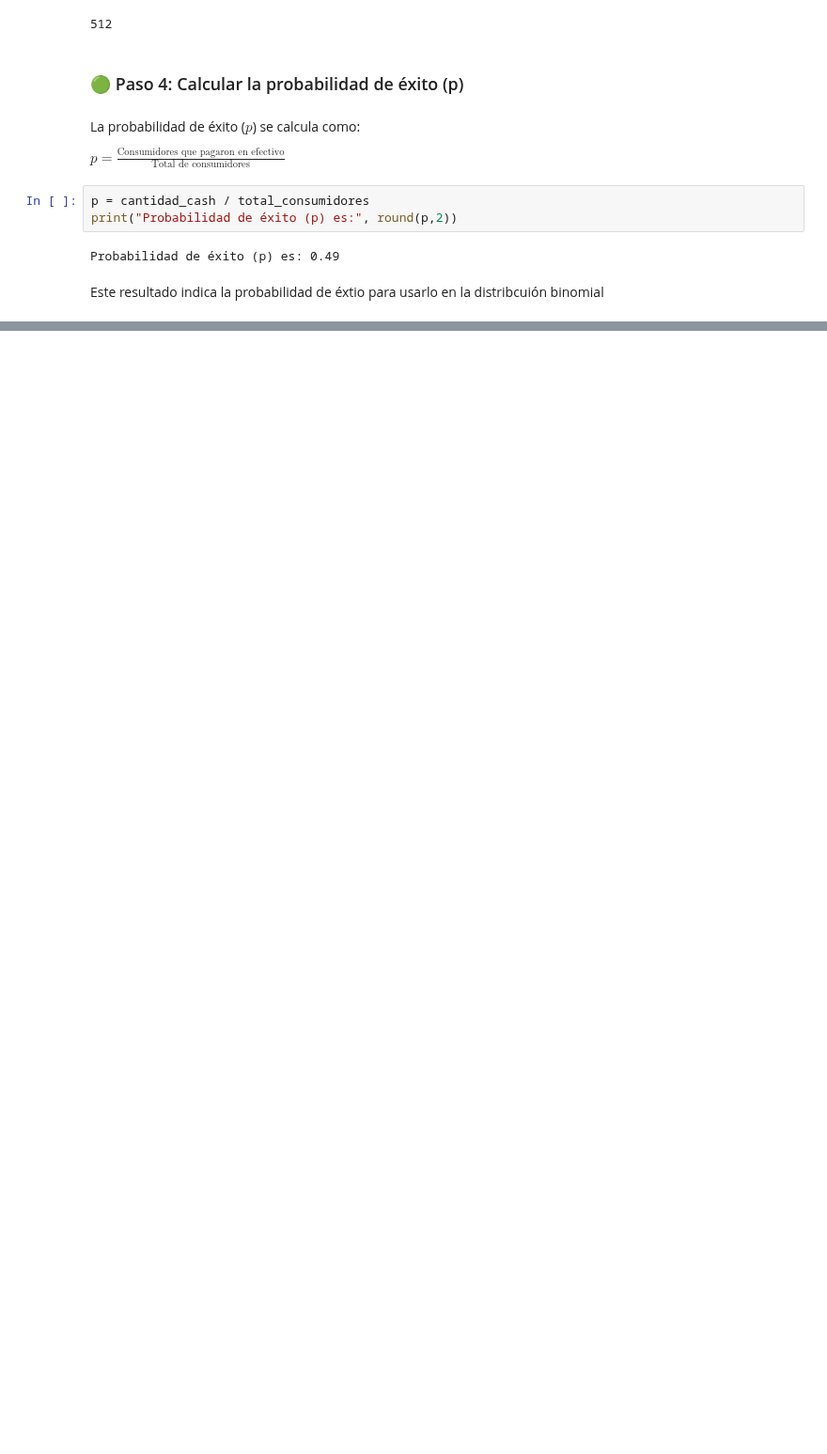
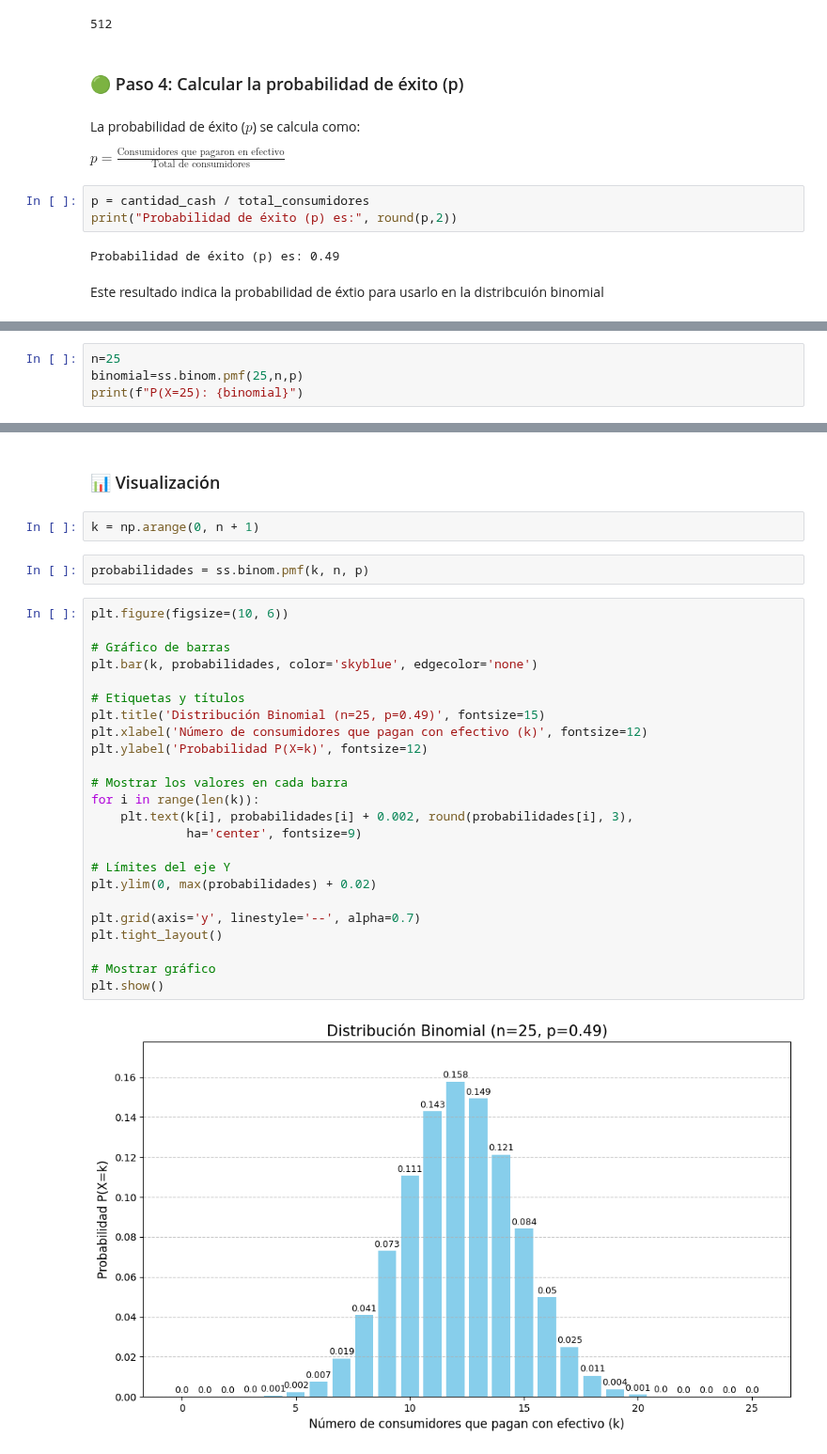
Before and after one commit to diadasiachilensis/data-science, a Jupyter notebook: ejercicios/6.ejercitacion-2/Evaluacion-formativa2.ipynb, the cells around one changed output, grey strips where cells are left out. Shown at 94% size. Drawn from its saved outputs; the diff is of its cells as text; blank space fills up the shorter version.

```diff
--- a/ejercicios/6.ejercitacion-2/Evaluacion-formativa2.ipynb
+++ b/ejercicios/6.ejercitacion-2/Evaluacion-formativa2.ipynb
@@ -111,0 +139,4 @@ Este resultado indica la probabilidad de éxtio para usarlo en la distribcuión
+# %%
+n=25
+binomial=ss.binom.pmf(25,n,p)
+print(f"P(X=25): {binomial}")
@@ -111,0 +169,32 @@ Este resultado indica la probabilidad de éxtio para usarlo en la distribcuión
+# %% [markdown]
+### 📊 Visualización
+# %%
+k = np.arange(0, n + 1)
+# %%
+probabilidades = ss.binom.pmf(k, n, p)
+# %%
+plt.figure(figsize=(10, 6))
+
+# Gráfico de barras
+plt.bar(k, probabilidades, color='skyblue', edgecolor='none')
+
+# Etiquetas y títulos
+plt.title('Distribución Binomial (n=25, p=0.49)', fontsize=15)
+plt.xlabel('Número de consumidores que pagan con efectivo (k)', fontsize=12)
+plt.ylabel('Probabilidad P(X=k)', fontsize=12)
+
+# Mostrar los valores en cada barra
+for i in range(len(k)):
+    plt.text(k[i], probabilidades[i] + 0.002, round(probabilidades[i], 3),
+             ha='center', fontsize=9)
+
+# Límites del eje Y
+plt.ylim(0, max(probabilidades) + 0.02)
+
+plt.grid(axis='y', linestyle='--', alpha=0.7)
+plt.tight_layout()
+
+# Mostrar gráfico
+plt.show()
+# %% [output]
+[figure, added]
```
Also changed, not shown: parts of 7 cells of this notebook.
